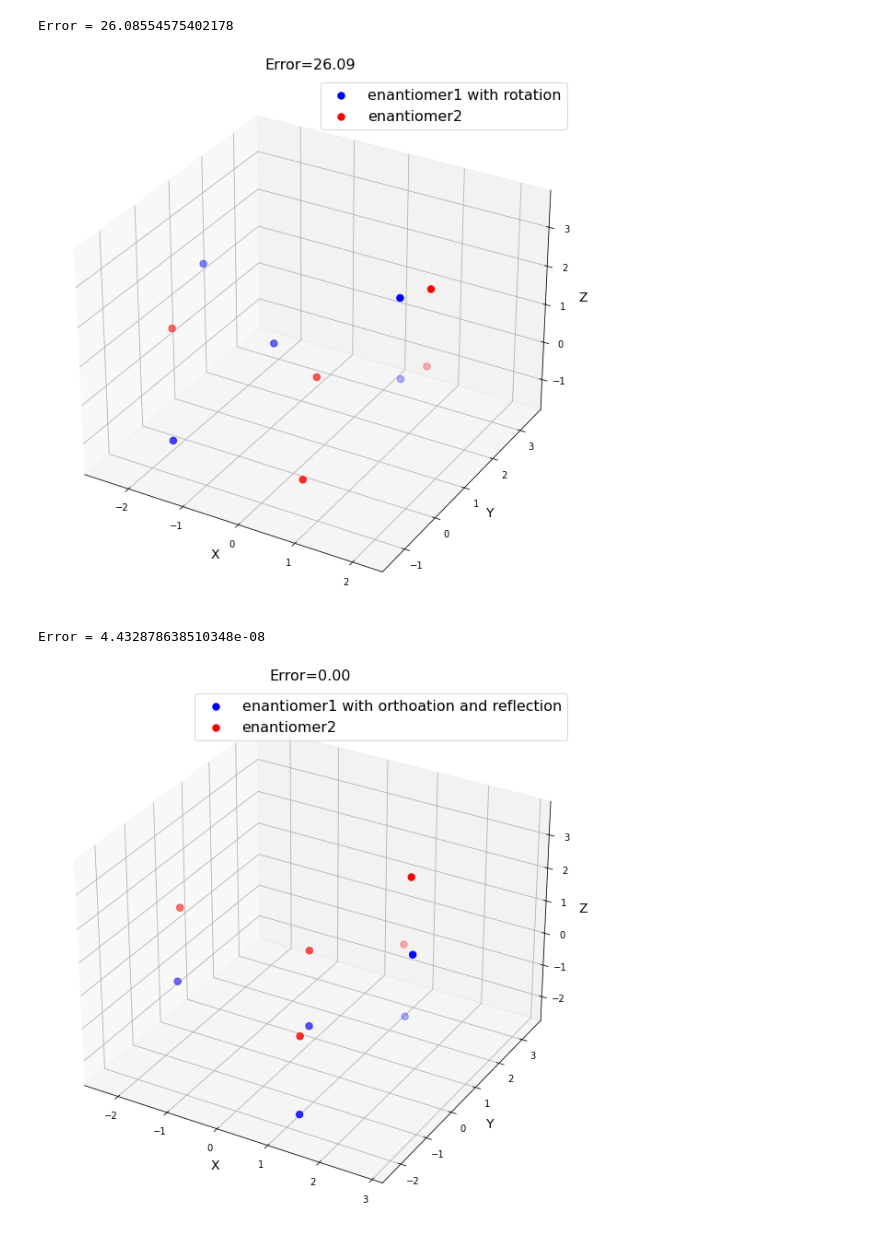
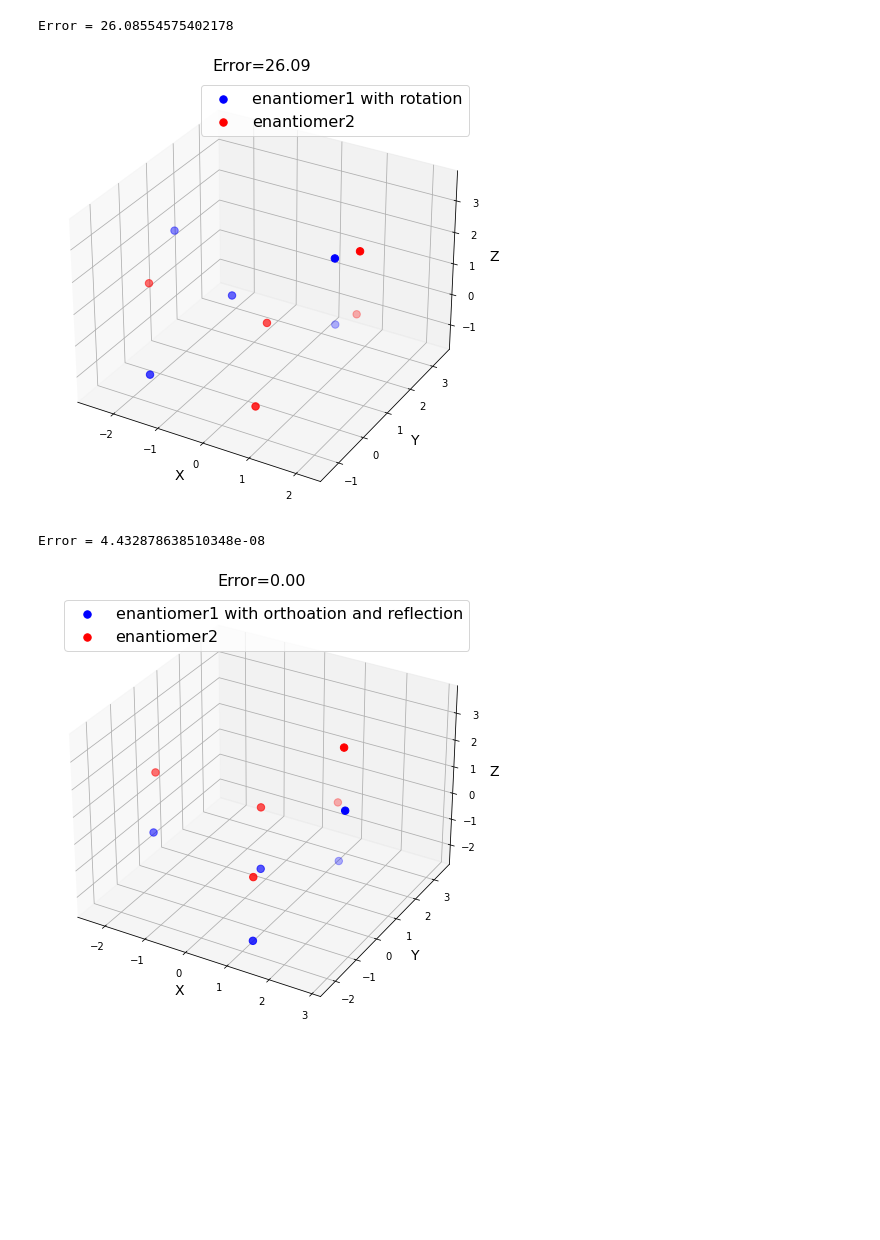
Before and after one commit to theochem/procrustes, a Jupyter notebook: docs/notebooks/Chirality_Check.ipynb, the cells around one changed output. Drawn from its saved outputs; the diff is of its cells as text; code cells hidden in the pictures; blank space fills up the shorter version.

Commit message:
Reduce figure size in plotting in chiral check

```diff
--- a/docs/notebooks/Chirality_Check.ipynb
+++ b/docs/notebooks/Chirality_Check.ipynb
@@ -93,7 +93,7 @@ a_rot = np.dot(a, result_rot.t)
 
 # plot coordinates with only rotation
 plot_atom_coordinates(a_rot, b,
-                      figsize=(10, 8),
+                      figsize=(8, 6),
                       fontsize_label=14,
                       fontsize_title=16,
                       fontsize_legend=16,
@@ -102,7 +102,7 @@ plot_atom_coordinates(a_rot, b,
                       title="Error={:0.2f}".format(result_rot.error),
                       figfile=None)
 # %% [output]
-[figure, old version]
+[figure, new version]
 # %%
 # orthogonal Procrustes on a & b coordinates
 result_ortho = orthogonal(a, b, translate=True, scale=False)
@@ -112,16 +112,16 @@ Error = 4.432878638510348e-08
 # %%
 # rotated and refelction coordinates
 a_ortho = np.dot(a, result_ortho.t)
 
 # plot coordinates with only rotation
 plot_atom_coordinates(a_ortho, b,
-                      figsize=(10, 8),
+                      figsize=(8, 6),
                       fontsize_label=14,
                       fontsize_title=16,
                       fontsize_legend=16,
                       label1="enantiomer1 with orthoation and reflection",
                       label2="enantiomer2",
                       title="Error={:0.2f}".format(result_ortho.error),
                       figfile=None)
 # %% [output]
-[figure, old version]
+[figure, new version]
```
